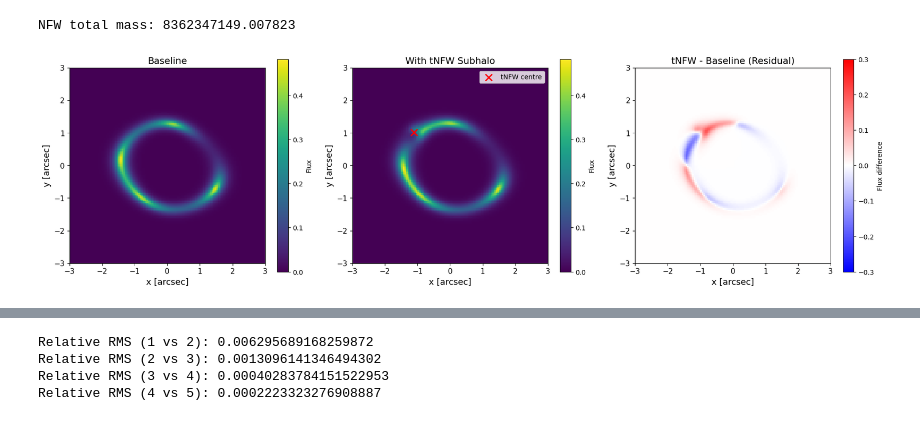
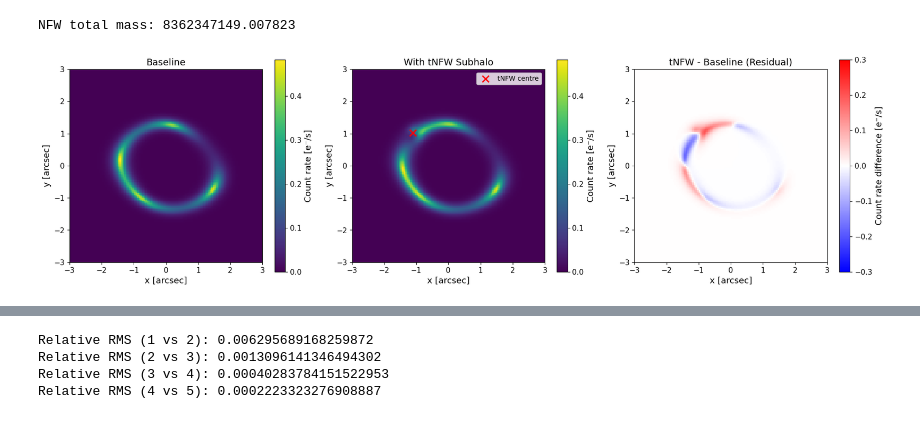
Before and after one commit to andreavu22/Black_Hole_vs_Dark_Matter_Lensing_PHYS474_Fall2026, a Jupyter notebook: 3. Inject NFW/NFW_injection.ipynb, the cells around one changed output, grey strips where cells are left out. Cells and saved outputs as stored; diff of their text form; code cells hidden in the pictures.

```diff
--- a/3. Inject NFW/NFW_injection.ipynb
+++ b/3. Inject NFW/NFW_injection.ipynb
@@ -223,7 +223,9 @@ im1 = axes[0].imshow(
 axes[0].set_title("Baseline", fontsize=14)
 axes[0].set_xlabel("x [arcsec]", fontsize=13)
 axes[0].set_ylabel("y [arcsec]", fontsize=13)
-fig.colorbar(im1, ax=axes[0], label="Flux")
+cbar = fig.colorbar(im1, ax=axes[0])
+cbar.set_label("Count rate [e⁻/s]", fontsize=13)
+cbar.ax.tick_params(labelsize=11)
 axes[0].tick_params(axis="both", labelsize=11)
 
 im2 = axes[1].imshow(
@@ -237,38 +239,42 @@ im2 = axes[1].imshow(
 axes[1].set_title("With tNFW Subhalo", fontsize=14)
 axes[1].set_xlabel("x [arcsec]", fontsize=13)
 axes[1].set_ylabel("y [arcsec]", fontsize=13)
-fig.colorbar(im2, ax=axes[1], label="Flux")
+cbar2 = fig.colorbar(im2, ax=axes[1])
+cbar2.set_label("Count rate [e⁻/s]", fontsize=13)
+cbar2.ax.tick_params(labelsize=11)
 axes[1].tick_params(axis="both", labelsize=11)
 
 # Same flux scale for baseline and NFW
 flux_max = max(image_baseline.max(), image_with_nfw.max())
 residual_max = np.max(np.abs(image_difference_nfw))
 
 im3 = axes[2].imshow(
     image_difference_nfw,
     origin="lower",
     extent=extent,
     cmap="bwr",
     vmin=-0.3,
     vmax=0.3)
 
 axes[1].scatter(nfw_x, nfw_y, color="red", marker="x", s=100,linewidths=2, label="tNFW centre")
 
 axes[1].legend()
 
 
 axes[2].set_title("tNFW - Baseline (Residual)", fontsize=14)
 axes[2].set_xlabel("x [arcsec]", fontsize=13)
 axes[2].set_ylabel("y [arcsec]", fontsize=13)
-fig.colorbar(im3, ax=axes[2], label="Flux difference")
+cbar3 = fig.colorbar(im3, ax=axes[2])
+cbar3.set_label("Count rate difference [e⁻/s]", fontsize=13)
+cbar3.ax.tick_params(labelsize=11)
 axes[2].tick_params(axis="both", labelsize=11)
 
 plt.tight_layout()
 plt.savefig("nfw_comparison.png", dpi=300, bbox_inches="tight")
 plt.show()
 # %% [output]
 NFW total mass: 8362347149.007823
-[figure, old version]
+[figure, new version]
 # %%
 rms = np.sqrt(np.mean(image_difference_nfw**2))
 max_difference = np.max(np.abs(image_difference_nfw))
```
Also changed, not shown: parts of 1 cell of this notebook, 10 other files.
